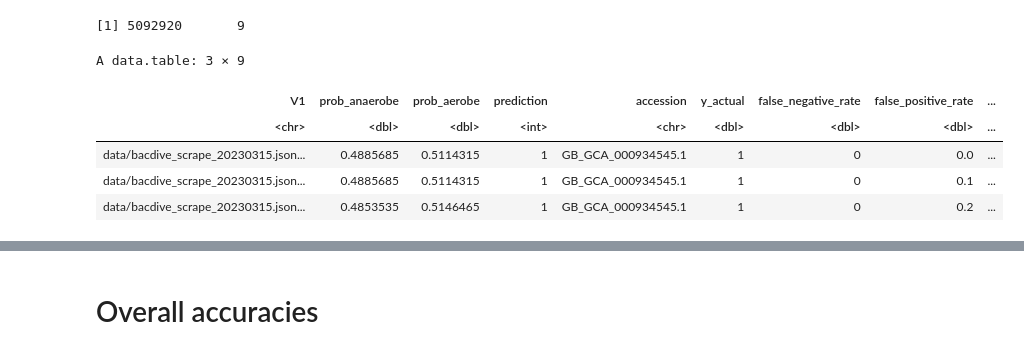
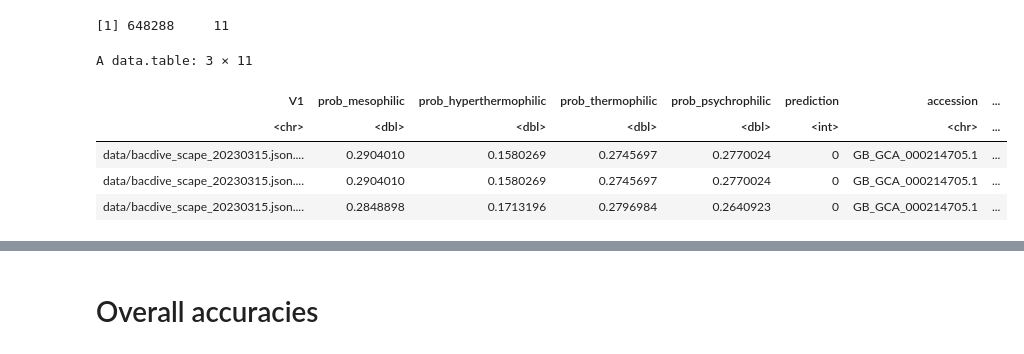
Before and after one commit to wwood/bacterial_dating_aerobic_predictor, a Jupyter notebook: 12_inspect_cross_validation.ipynb, the cells around one changed output, grey strips where cells are left out. Saved outputs shown, nothing was run; the diff lists cells and outputs as text; code cells hidden in the pictures.

```diff
--- a/12_inspect_cross_validation.ipynb
+++ b/12_inspect_cross_validation.ipynb
@@ -14,18 +16,20 @@ setnames(d1, 'probability_1', 'prob_aerobe')
 d2 = files[grep('Perceptron', V1),fread(input=V1, header=T, sep='\t', colClasses=list(double=c('y_actual','false_negative_rate','false_positive_rate'))), by=V1]
 # %%
-d2[, prob_anaerobe := -1]
-d2[, prob_aerobe := -1]
+d2[, prob_mesophilic := -1]
+d2[, prob_hyperthermophilic := -1]
+d2[, prob_thermophilic := -1]
+d2[, prob_psychrophilic := -1]
 d = rbind(d1, d2)
 dim(d)
 d[1:3]
 # %% [output]
-[1] 5092920       9
+[1] 648288     11
-A data.table: 3 × 9
+A data.table: 3 × 11
-| V1 | prob_anaerobe | prob_aerobe | prediction | accession | y_actual | false_negative_rate | false_positive_rate | ... |
-| <chr> | <dbl> | <dbl> | <int> | <chr> | <dbl> | <dbl> | <dbl> | ... |
-| data/bacdive_scrape_20230315.json... | 0.4885685 | 0.5114315 | 1 | GB_GCA_000934545.1 | 1 | 0 | 0.0 | ... |
-| data/bacdive_scrape_20230315.json... | 0.4885685 | 0.5114315 | 1 | GB_GCA_000934545.1 | 1 | 0 | 0.1 | ... |
-| data/bacdive_scrape_20230315.json... | 0.4853535 | 0.5146465 | 1 | GB_GCA_000934545.1 | 1 | 0 | 0.2 | ... |
+| V1 | prob_mesophilic | prob_hyperthermophilic | prob_thermophilic | prob_psychrophilic | prediction | accession | ... |
+| <chr> | <dbl> | <dbl> | <dbl> | <dbl> | <int> | <chr> | ... |
+| data/bacdive_scape_20230315.json.... | 0.2904010 | 0.1580269 | 0.2745697 | 0.2770024 | 0 | GB_GCA_000214705.1 | ... |
+| data/bacdive_scape_20230315.json.... | 0.2904010 | 0.1580269 | 0.2745697 | 0.2770024 | 0 | GB_GCA_000214705.1 | ... |
+| data/bacdive_scape_20230315.json.... | 0.2848898 | 0.1713196 | 0.2796984 | 0.2640923 | 0 | GB_GCA_000214705.1 | ... |
 # %%
 d[, dataset := gsub('data/(.+).csv.cv_data/.*', '\\1', V1)]
 d[1:3]
```
Also changed, not shown: parts of 19 cells of this notebook, 16 other files.
